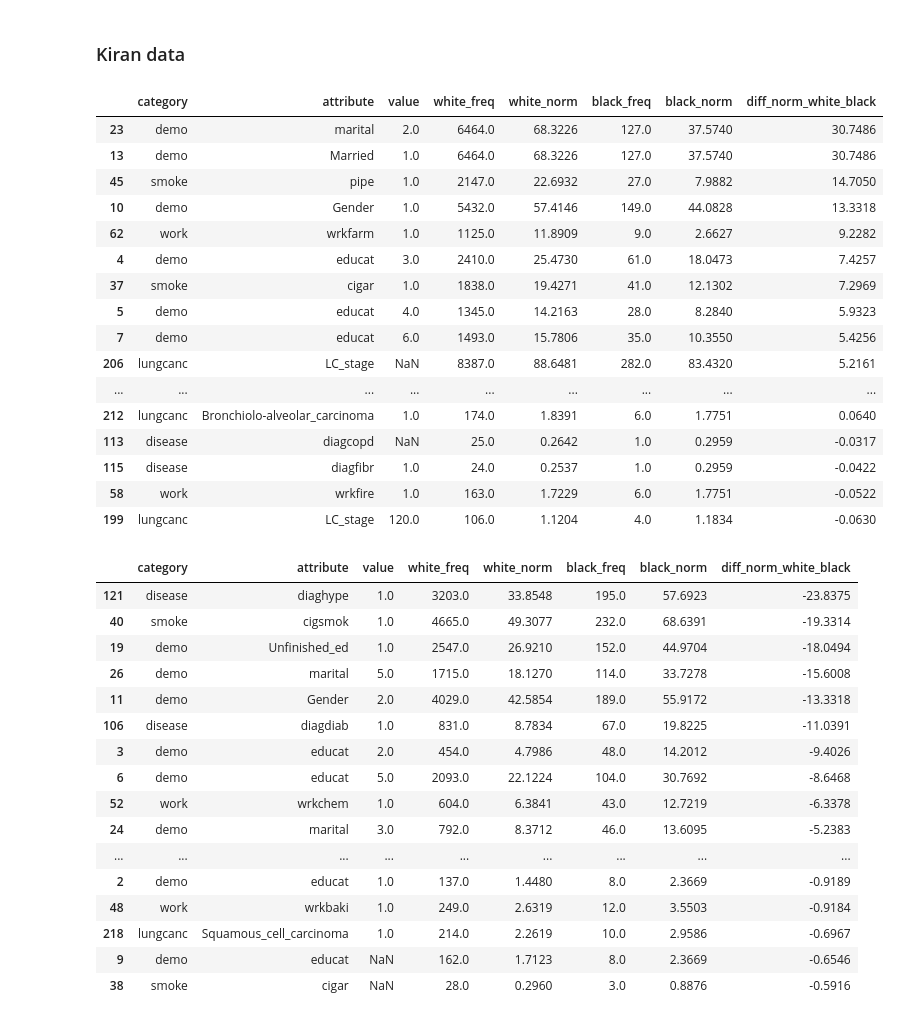
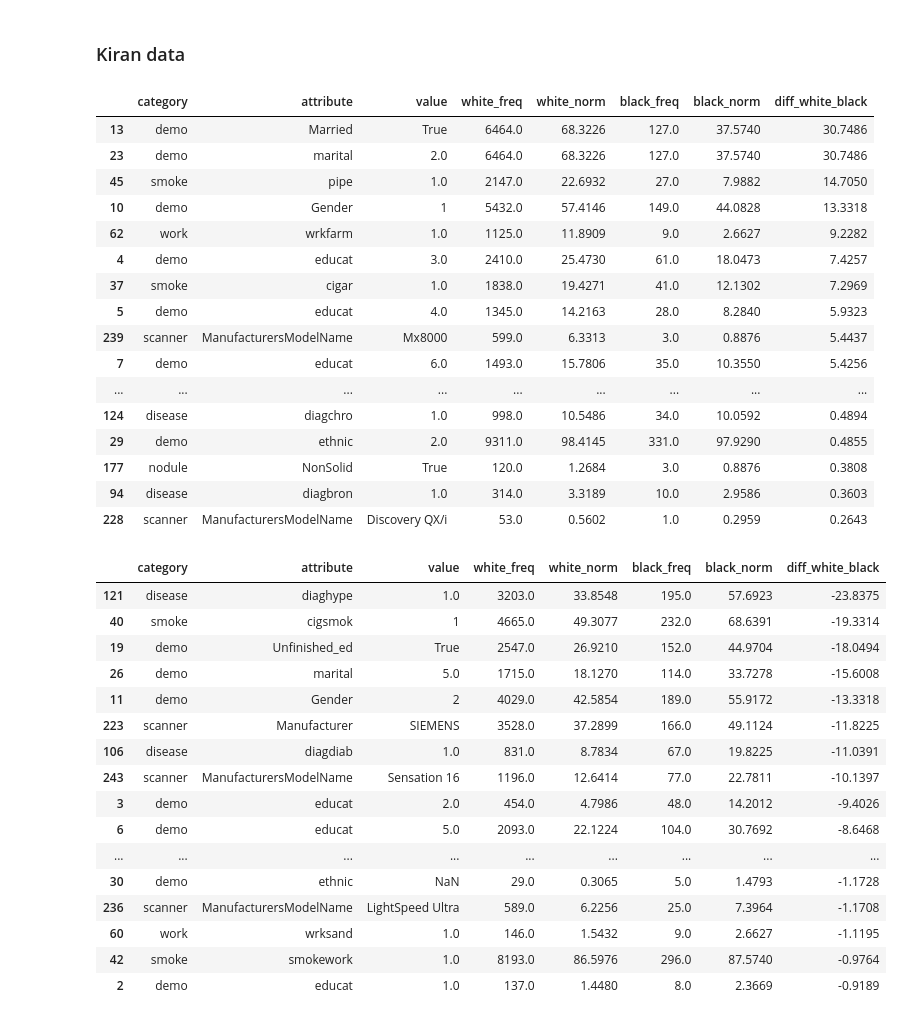
Before and after one commit to DIAGNijmegen/bodyct-lung-malignancy-fairness, a Jupyter notebook: nlst/nlst_traininfo.ipynb, the cells around one changed output. Drawn from its saved outputs; the diff is of its cells as text; code cells hidden in the pictures.

```diff
--- a/nlst/nlst_traininfo.ipynb
+++ b/nlst/nlst_traininfo.ipynb
@@ -27,8 +27,15 @@ NLST_PREDS = f"{TEAMS_DIR}/nlst" ## Comment out if not using Teams backup (aka C
 # %% [markdown]
 ## Get training data for each model
 # %%
+with open(f'{NLST_PREDS}/nlst_demo_v4_cols.json') as json_data:
+    nlst_democols = json.load(json_data)
+    json_data.close()
+
 kiran_nodule = pd.read_csv(f"{NLST_PREDS}/nlst_demov4_allmodels_cal.csv")
-kiran_data = data.prep_nlst_preds(kiran_nodule, scanlevel=True, sybil=False, tijmen=False)
+kiran_data, nlst_democols_val, _ = data.prep_nlst_preds(kiran_nodule, nlst_democols, scanlevel=True, sybil=False, tijmen=False, bin_num=False)
+
+nlst_democols_val['cat']['other'].append('label')
 print(len(kiran_data), "Scans")
+nlst_democols_val
 # %% [output]
 10183 Scans
@@ -39,6 +58,0 @@ with open(f'{NLST_PREDS}/nlst_demo_v4_cols.json') as json_data:
-# %%
-nlst_democols['cat'].pop('nodule')
-nlst_democols['num'].pop('nodule')
-nlst_democols['num'].pop('other')
-# nlst_democols['cat']['other'].append('Emphysema')
-nlst_democols
@@ -883,10 +816,3 @@ cat_demo_gender[cat_demo_gender['attribute'].isin(set(sybil_worse_df['col']))].q
 | 11 | demo | Gender | 1.0 | 16572.0 | 100.0000 | NaN | NaN | NaN |
 # %% [markdown]
 ### Evaluation sets (Kiran data)
-# %%
-with open(f'{NLST_PREDS}/nlst_demo_v4_cols.json') as json_data:
-    nlst_democols = json.load(json_data)
-    json_data.close()
-
-nlst_democols['num'].pop('nodule')
-nlst_democols['cat']['other'].append('label')
@@ -1321,42 +1216,42 @@ race_kiran_sets = {
     "black":kiran_data_black,
 }
 # %%
-cat_race_kiran = combine_col_dfs(nlst_democols['cat'], cat_dist_df, race_kiran_sets).query('value != 0')
-display(cat_race_kiran.sort_values(by='diff_norm_white_black', ascending=False).head(40))
-cat_race_kiran.sort_values(by='diff_norm_white_black', ascending=True).head(40)
+cat_race_kiran = data.combine_diff_dfs(nlst_democols['cat'], data.diffs_category_prevalence, race_kiran_sets).query('value != 0')
+display(cat_race_kiran.sort_values(by='diff_white_black', ascending=False).head(40))
+cat_race_kiran.sort_values(by='diff_white_black', ascending=True).head(40)
 # %% [output]
-|  | category | attribute | value | white_freq | white_norm | black_freq | black_norm | diff_norm_white_black |
+|  | category | attribute | value | white_freq | white_norm | black_freq | black_norm | diff_white_black |
+| 13 | demo | Married | True | 6464.0 | 68.3226 | 127.0 | 37.5740 | 30.7486 |
 | 23 | demo | marital | 2.0 | 6464.0 | 68.3226 | 127.0 | 37.5740 | 30.7486 |
-| 13 | demo | Married | 1.0 | 6464.0 | 68.3226 | 127.0 | 37.5740 | 30.7486 |
 | 45 | smoke | pipe | 1.0 | 2147.0 | 22.6932 | 27.0 | 7.9882 | 14.7050 |
-| 10 | demo | Gender | 1.0 | 5432.0 | 57.4146 | 149.0 | 44.0828 | 13.3318 |
+| 10 | demo | Gender | 1 | 5432.0 | 57.4146 | 149.0 | 44.0828 | 13.3318 |
 | 62 | work | wrkfarm | 1.0 | 1125.0 | 11.8909 | 9.0 | 2.6627 | 9.2282 |
 | 4 | demo | educat | 3.0 | 2410.0 | 25.4730 | 61.0 | 18.0473 | 7.4257 |
 | 37 | smoke | cigar | 1.0 | 1838.0 | 19.4271 | 41.0 | 12.1302 | 7.2969 |
 | 5 | demo | educat | 4.0 | 1345.0 | 14.2163 | 28.0 | 8.2840 | 5.9323 |
+| 239 | scanner | ManufacturersModelName | Mx8000 | 599.0 | 6.3313 | 3.0 | 0.8876 | 5.4437 |
 | 7 | demo | educat | 6.0 | 1493.0 | 15.7806 | 35.0 | 10.3550 | 5.4256 |
-| 206 | lungcanc | LC_stage | NaN | 8387.0 | 88.6481 | 282.0 | 83.4320 | 5.2161 |
 | ... | ... | ... | ... | ... | ... | ... | ... | ... |
-| 212 | lungcanc | Bronchiolo-alveolar_carcinoma | 1.0 | 174.0 | 1.8391 | 6.0 | 1.7751 | 0.0640 |
-| 113 | disease | diagcopd | NaN | 25.0 | 0.2642 | 1.0 | 0.2959 | -0.0317 |
-| 115 | disease | diagfibr | 1.0 | 24.0 | 0.2537 | 1.0 | 0.2959 | -0.0422 |
-| 58 | work | wrkfire | 1.0 | 163.0 | 1.7229 | 6.0 | 1.7751 | -0.0522 |
-| 199 | lungcanc | LC_stage | 120.0 | 106.0 | 1.1204 | 4.0 | 1.1834 | -0.0630 |
+| 124 | disease | diagchro | 1.0 | 998.0 | 10.5486 | 34.0 | 10.0592 | 0.4894 |
+| 29 | demo | ethnic | 2.0 | 9311.0 | 98.4145 | 331.0 | 97.9290 | 0.4855 |
+| 177 | nodule | NonSolid | True | 120.0 | 1.2684 | 3.0 | 0.8876 | 0.3808 |
+| 94 | disease | diagbron | 1.0 | 314.0 | 3.3189 | 10.0 | 2.9586 | 0.3603 |
+| 228 | scanner | ManufacturersModelName | Discovery QX/i | 53.0 | 0.5602 | 1.0 | 0.2959 | 0.2643 |
-|  | category | attribute | value | white_freq | white_norm | black_freq | black_norm | diff_norm_white_black |
+|  | category | attribute | value | white_freq | white_norm | black_freq | black_norm | diff_white_black |
 | 121 | disease | diaghype | 1.0 | 3203.0 | 33.8548 | 195.0 | 57.6923 | -23.8375 |
-| 40 | smoke | cigsmok | 1.0 | 4665.0 | 49.3077 | 232.0 | 68.6391 | -19.3314 |
-| 19 | demo | Unfinished_ed | 1.0 | 2547.0 | 26.9210 | 152.0 | 44.9704 | -18.0494 |
+| 40 | smoke | cigsmok | 1 | 4665.0 | 49.3077 | 232.0 | 68.6391 | -19.3314 |
+| 19 | demo | Unfinished_ed | True | 2547.0 | 26.9210 | 152.0 | 44.9704 | -18.0494 |
 | 26 | demo | marital | 5.0 | 1715.0 | 18.1270 | 114.0 | 33.7278 | -15.6008 |
-| 11 | demo | Gender | 2.0 | 4029.0 | 42.5854 | 189.0 | 55.9172 | -13.3318 |
+| 11 | demo | Gender | 2 | 4029.0 | 42.5854 | 189.0 | 55.9172 | -13.3318 |
+| 223 | scanner | Manufacturer | SIEMENS | 3528.0 | 37.2899 | 166.0 | 49.1124 | -11.8225 |
 | 106 | disease | diagdiab | 1.0 | 831.0 | 8.7834 | 67.0 | 19.8225 | -11.0391 |
+| 243 | scanner | ManufacturersModelName | Sensation 16 | 1196.0 | 12.6414 | 77.0 | 22.7811 | -10.1397 |
 | 3 | demo | educat | 2.0 | 454.0 | 4.7986 | 48.0 | 14.2012 | -9.4026 |
 | 6 | demo | educat | 5.0 | 2093.0 | 22.1224 | 104.0 | 30.7692 | -8.6468 |
-| 52 | work | wrkchem | 1.0 | 604.0 | 6.3841 | 43.0 | 12.7219 | -6.3378 |
-| 24 | demo | marital | 3.0 | 792.0 | 8.3712 | 46.0 | 13.6095 | -5.2383 |
 | ... | ... | ... | ... | ... | ... | ... | ... | ... |
+| 30 | demo | ethnic | NaN | 29.0 | 0.3065 | 5.0 | 1.4793 | -1.1728 |
+| 236 | scanner | ManufacturersModelName | LightSpeed Ultra | 589.0 | 6.2256 | 25.0 | 7.3964 | -1.1708 |
+| 60 | work | wrksand | 1.0 | 146.0 | 1.5432 | 9.0 | 2.6627 | -1.1195 |
+| 42 | smoke | smokework | 1.0 | 8193.0 | 86.5976 | 296.0 | 87.5740 | -0.9764 |
 | 2 | demo | educat | 1.0 | 137.0 | 1.4480 | 8.0 | 2.3669 | -0.9189 |
-| 48 | work | wrkbaki | 1.0 | 249.0 | 2.6319 | 12.0 | 3.5503 | -0.9184 |
-| 218 | lungcanc | Squamous_cell_carcinoma | 1.0 | 214.0 | 2.2619 | 10.0 | 2.9586 | -0.6967 |
-| 9 | demo | educat | NaN | 162.0 | 1.7123 | 8.0 | 2.3669 | -0.6546 |
-| 38 | smoke | cigar | NaN | 28.0 | 0.2960 | 3.0 | 0.8876 | -0.5916 |
 # %%
```
Also changed, not shown: parts of 64 cells of this notebook, 2 other files.
